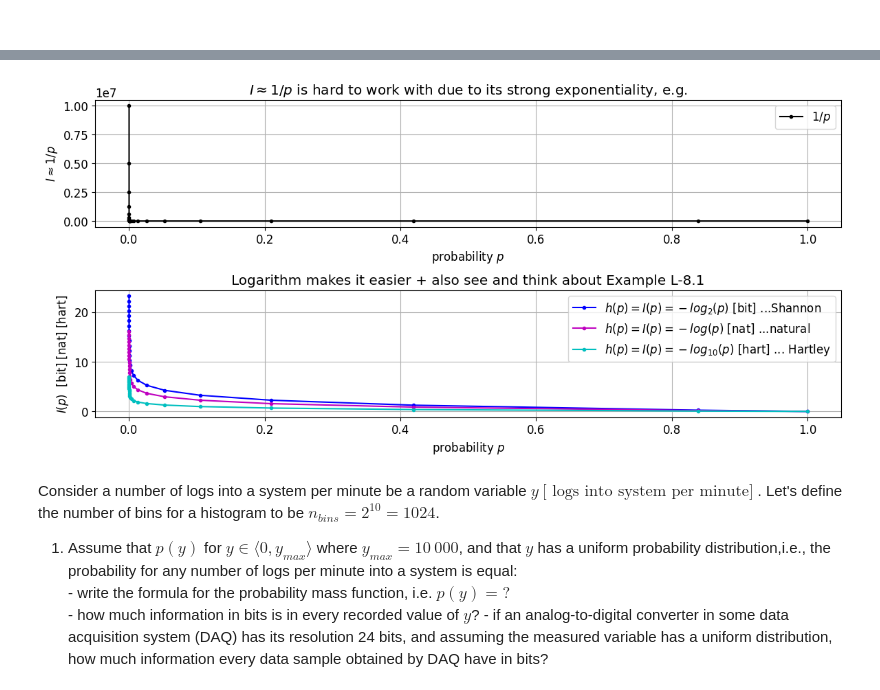
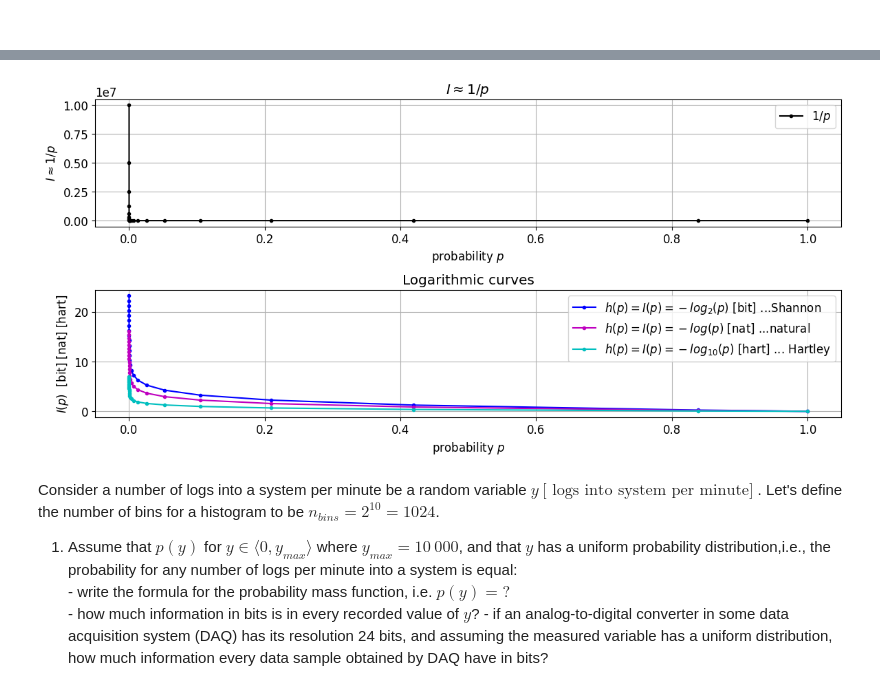
Before and after one commit to falgunsinha/Entropy-MI, a Jupyter notebook: entropy_mi.ipynb, the cells around one changed output, grey strips where cells are left out. Cells and saved outputs as stored; diff of their text form; code cells hidden in the pictures.

```diff
--- a/entropy_mi.ipynb
+++ b/entropy_mi.ipynb
@@ -84,19 +83,19 @@ Notice, that the conventions for working with $p=0 $ when calculating informatio
 # %%
 p=[1e-7*2**k for k in range(0,int(log(1e7)/log(2))+1)]
 p.append(1)
 p=array(p)
 figure(figsize=(14,6))
 subplots_adjust(hspace=.5)
 subplot(211)
-plot(p,1/p,'.-k',label="$1/p$");title("$I\\approx 1/p$ is hard to work with due to its strong exponentiality, e.g.");legend();grid();xlabel("probability $p$ ");ylabel("$I\\approx 1/p$")
+plot(p,1/p,'.-k',label="$1/p$");title("$I\\approx 1/p$ ");legend();grid();xlabel("probability $p$ ");ylabel("$I\\approx 1/p$")
 subplot(212)
-title("Logarithm makes it easier + also see and think about Example L-8.1" )
+title("Logarithmic curves")
 plot(p,log(1/p)/log(2),'.-b',label="$h(p)=I(p)= -log_2(p)$ [bit] ...Shannon");legend();grid();xlabel("probability $p$")
 plot(p,log(1/p),'.-m',label="$h(p)=I(p)= -log(p)$ [nat] ...natural");legend();grid();xlabel("probability $p$")
 plot(p,log(1/p)/log(10),'.-c',label="$h(p)=I(p)= -log_{10}(p) $ [hart] ... Hartley");legend();grid();xlabel("probability $p$");ylabel("$I(p)$  [bit] [nat] [hart]")
 show()
 # %% [output]
-[figure, old version]
+[figure, new version]
 # %% [markdown]
 <div style="widht:100%;height:2px;background-color:#408d62"></div>
 
```
Also changed, not shown: parts of 2 cells of this notebook.
